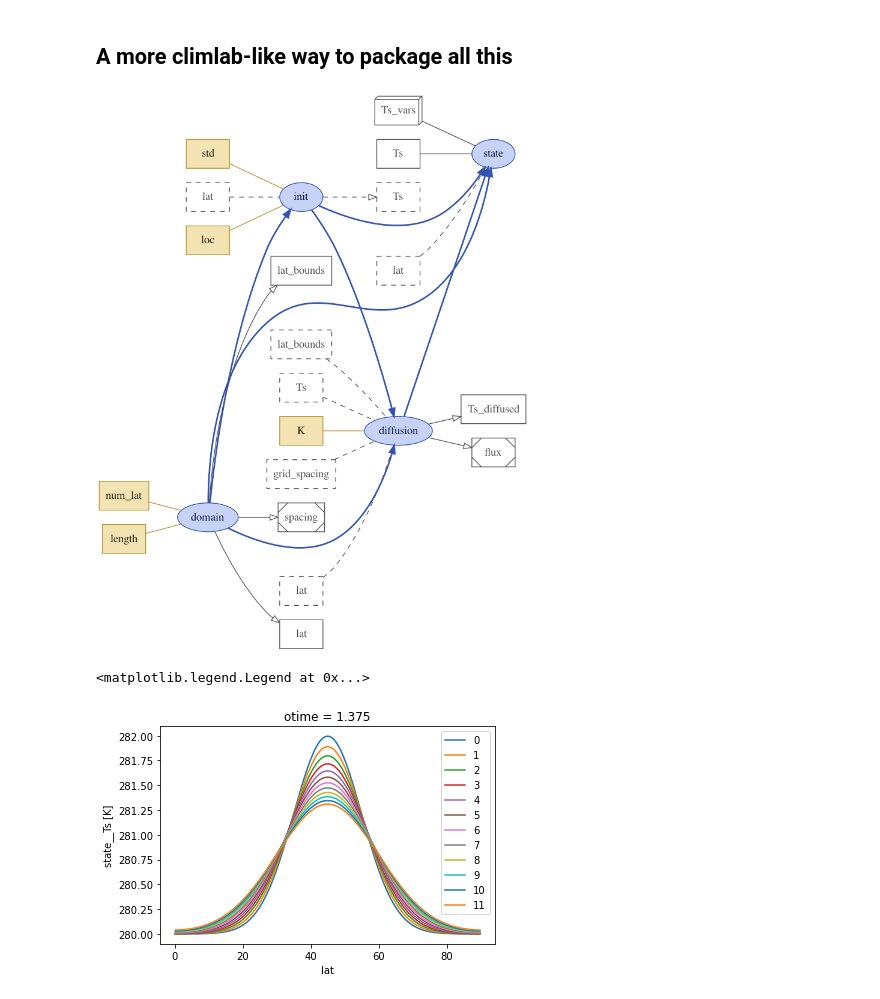
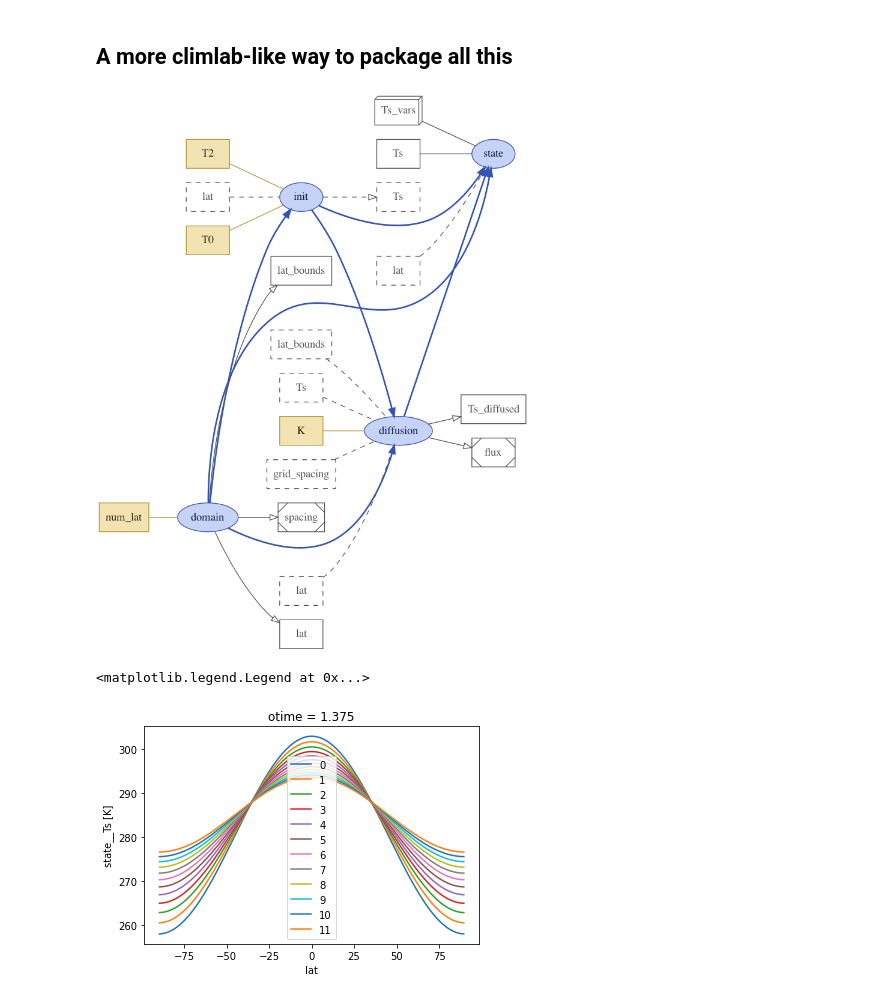
Before and after one commit to brian-rose/future-climlab, a Jupyter notebook: climlab-simlab.ipynb, the cells around one changed output. Drawn from its saved outputs; the diff is of its cells as text; code cells hidden in the pictures.

Commit message:
Meridional diffusion example

```diff
--- a/climlab-simlab.ipynb
+++ b/climlab-simlab.ipynb
@@ -368,21 +368,23 @@ The implicit method is numerically stable for any timestep so we can get very hi
 # %% [markdown]
 ## A more climlab-like way to package all this
 # %%
+from climlab.utils import constants as const
+from climlab.utils.legendre import P2
+
 @xs.process
 class Domain:
-    """Create a 1-dimensional, equally spaced grid."""
+    """Create a 1-dimensional, equally spaced latitude grid from pole to pole"""
     num_lat = xs.variable(description="number of latitude points", static=True)
-    length = xs.variable(description="total length", static=True)
     lat = xs.index(dims="lat")
     lat_bounds = xs.index(dims="lat_bounds")
     spacing = xs.on_demand(description="grid spacing", dims="lat")
 
     @spacing.compute
     def compute_spacing(self):
-        return self.length/self.num_lat
+        return 180./self.num_lat
 
     def initialize(self):
-        self.lat_bounds = np.linspace(0., self.length, self.num_lat+1)
+        self.lat_bounds = np.linspace(-90., 90., self.num_lat+1)
         self.lat = self.lat_bounds[:-1] + self.spacing/2
 
 @xs.process
@@ -400,8 +402,8 @@ class State:
         self.Ts += self._delta_Ts
 
 @xs.process
-class DiffusionImplicit:
-    """Diffusion using FTCS scheme
+class MeridionalDiffusion:
+    """Diffusion along latitude axis using implicit time scheme
 
     """
     grid_spacing = xs.foreign(Domain, "spacing")
@@ -411,7 +413,6 @@ class DiffusionImplicit:
     Ts_diffused = xs.variable(dims="lat", intent="out", groups="Ts_vars")
     K = xs.variable(description="diffusion coefficient", intent="in")
     flux = xs.on_demand(description="diffusive flux", dims="lat_bounds")
-
 
     @flux.compute
     def compute_flux(self):
@@ -426,79 +427,77 @@ class DiffusionImplicit:
     def run_step(self, dt):
         phi_stag = np.deg2rad(self.lat_bounds)
         phi = np.deg2rad(self.lat)
-
         use_banded_solver = False
         Karray = np.ones_like(self.lat_bounds) * self.K
         Uarray = 0*Karray
         W = np.ones_like(self.Ts)
         Wb = np.ones_like(Karray)
-        self._advdiffTriDiag = adv_diff_numerics.advdiff_tridiag(X=self.lat,
-                                                                 Xb=self.lat_bounds,
+        self._advdiffTriDiag = adv_diff_numerics.advdiff_tridiag(X=phi*const.a,
+                                                                 Xb=phi_stag*const.a,
                                                                  K=Karray,
                                                                  U=Uarray,
-                                                                 W=W,
-                                                                 Wb=Wb,
+                                                                 W=np.cos(phi),
+                                                                 Wb=np.cos(phi_stag),
                                                                  use_banded_solver=use_banded_solver)
         newTs = adv_diff_numerics.implicit_step_forward(self.Ts,
                                                 self._advdiffTriDiag,
                                                 0.,
                                                 dt,
                                                 use_banded_solver=use_banded_solver)
-
         self.Ts_diffused = newTs - self.Ts
 
 @xs.process
-class InitTsGauss:
-    """Initialize `Ts` profile using a Gaussian pulse."""
+class InitTsP2:
+    """Initialize `Ts` profile using a 2nd order Legendre polynomial"""
 
-    loc = xs.variable(description="location of initial pulse", static=True)
-    std = xs.variable(description="standard deviation of initial pulse", static=True)
+    T0 = xs.variable(description="Global mean temperature", static=True)
+    T2 = xs.variable(description="2nd Legendre coefficient", static=True)
     lat = xs.foreign(Domain, "lat")
     Ts = xs.foreign(State, "Ts", intent="out")
 
     def initialize(self):
-        self.Ts = 280 + 50*np.exp(-1 / (2*self.std**2) * (self.lat-self.loc) ** 2) / np.sqrt(2*np.pi*self.std**2)
+        self.Ts = self.T0 + self.T2*P2(np.sin(np.deg2rad(self.lat)))
 # %%
 climdiff_model = xs.Model(
     {
         "domain": Domain,
         "state": State,
-        "init": InitTsGauss,
-        "diffusion": DiffusionImplicit,
+        "init": InitTsP2,
+        "diffusion": MeridionalDiffusion,
     }
 )
 # %%
 climdiff_model.visualize(show_inputs=True, show_variables=True)
 # %% [output]
-[figure, old version]
+[figure, new version]
 # %%
 num_steps = 11
 deltat = 0.125
 
 in_ds = xs.create_setup(
             model=climdiff_model,
             clocks={
                'time': np.linspace(0., num_steps*deltat, num_steps+1),
                'otime': np.linspace(0., num_steps*deltat, num_steps+1)
                    },
             master_clock='time',
             input_vars={
-                'domain': {'length': 90.0, 'num_lat': 200,},
-                'init': {'loc': 45, 'std': 10},
-                'diffusion': {'K': 50.,},
+                'domain': {'num_lat': 200,},
+                'init': {'T0': 288, 'T2': -30},
+                'diffusion': {'K': 5E12,},
             },
             output_vars={
                'state__Ts': 'otime',
                'diffusion__flux': 'otime',
                         }
             )
 
 out_ds = in_ds.xsimlab.run(model=climdiff_model)
 
 fig, ax = plt.subplots()
 for i,otime in enumerate(out_ds.otime):
     out_ds.state__Ts.sel(otime=otime).plot(ax=ax, label=i)
 ax.legend()
 # %% [output]
 <matplotlib.legend.Legend at 0x...>
-[figure, old version]
+[figure, new version]
```
Also changed, not shown: parts of 1 cell of this notebook, 2 other files.
